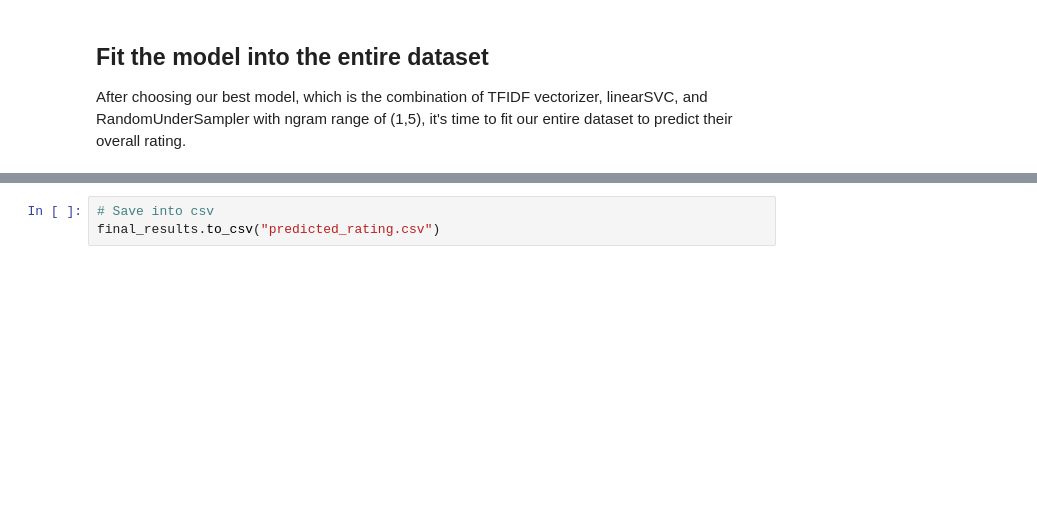
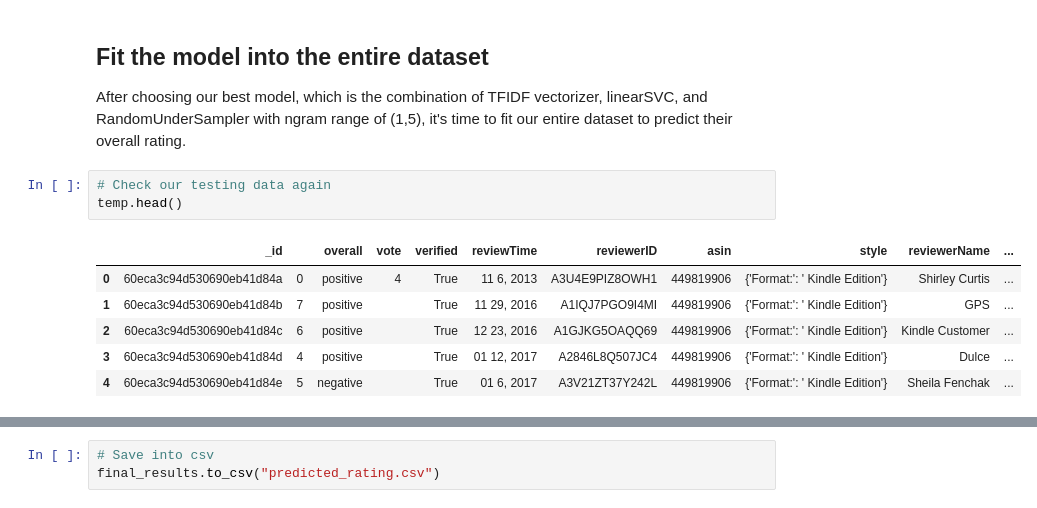
Before and after one commit to nancyletranx3/Amazon-Product-Reviews, a Jupyter notebook: AZ Project.ipynb, the cells around one changed output, grey strips where cells are left out. Drawn from its saved outputs; the diff is of its cells as text; blank space fills up the shorter version.

```diff
--- a/AZ Project.ipynb
+++ b/AZ Project.ipynb
@@ -1271,3 +1417,13 @@ weighted avg       0.84      0.88      0.85    119029
 ##  Fit the model into the entire dataset
 
 After choosing our best model, which is the combination of TFIDF vectorizer, linearSVC, and RandomUnderSampler with ngram range of (1,5), it's time to fit our entire dataset to predict their overall rating.
+# %%
+# Check our testing data again
+temp.head()
+# %% [output]
+|  | _id |  | overall | vote | verified | reviewTime | reviewerID | asin | style | reviewerName | ... |
+| 0 | 60eca3c94d530690eb41d84a | 0 | positive | 4 | True | 11 6, 2013 | A3U4E9PIZ8OWH1 | 449819906 | {'Format:': ' Kindle Edition'} | Shirley Curtis | ... |
+| 1 | 60eca3c94d530690eb41d84b | 7 | positive |  | True | 11 29, 2016 | A1IQJ7PGO9I4MI | 449819906 | {'Format:': ' Kindle Edition'} | GPS | ... |
+| 2 | 60eca3c94d530690eb41d84c | 6 | positive |  | True | 12 23, 2016 | A1GJKG5OAQQ69 | 449819906 | {'Format:': ' Kindle Edition'} | Kindle Customer | ... |
+| 3 | 60eca3c94d530690eb41d84d | 4 | positive |  | True | 01 12, 2017 | A2846L8Q507JC4 | 449819906 | {'Format:': ' Kindle Edition'} | Dulce | ... |
+| 4 | 60eca3c94d530690eb41d84e | 5 | negative |  | True | 01 6, 2017 | A3V21ZT37Y242L | 449819906 | {'Format:': ' Kindle Edition'} | Sheila Fenchak | ... |
```
Also changed, not shown: parts of 44 cells of this notebook.
